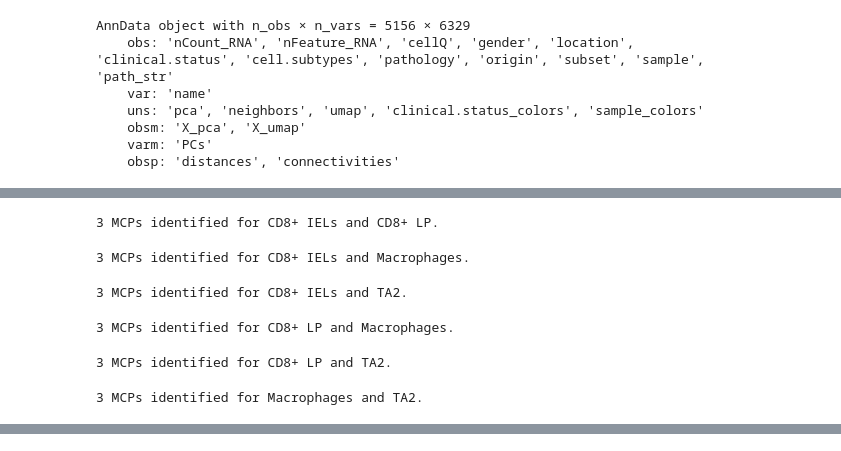
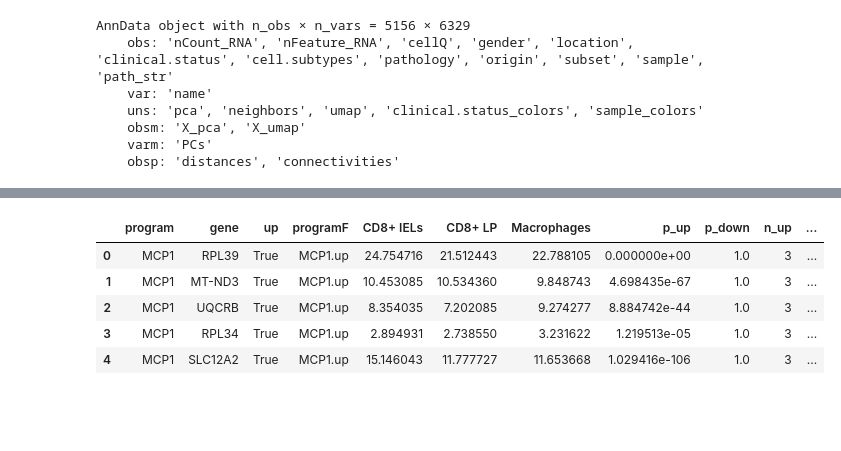
Before and after one commit to scverse/pertpy-tutorials, a Jupyter notebook: dialogue.ipynb, the cells around one changed output, grey strips where cells are left out. Cells and saved outputs as stored; diff of their text form; code cells hidden in the pictures; blank space fills up the shorter version.

```diff
--- a/dialogue.ipynb
+++ b/dialogue.ipynb
@@ -180,9 +168,5 @@ This multilevel modeling method matches the modeling used in the original Dialog
 # %%
-# Note: this is computationally complex! It takes 1 hour to run on a laptop with 16 GB RAM
-all_results, new_mcps = dl.multilevel_modeling(
-    ct_subs=ct_subs,
-    mcp_scores=mcps,
-    ws_dict=ws,
-    confounder="gender",
-)
+# The multilevel-modeling step was already run as part of test_celltype_pairs(adata).
+# The aggregated per-gene results live on adata.uns['dialogue']:
+adata.uns["dialogue"]["gene_pvalues"]["TA2"].head()
 # %% [output]
@@ -190,6 +172,0 @@ all_results, new_mcps = dl.multilevel_modeling(
-3 MCPs identified for CD8+ IELs and CD8+ LP.
-3 MCPs identified for CD8+ IELs and Macrophages.
-3 MCPs identified for CD8+ IELs and TA2.
-3 MCPs identified for CD8+ LP and Macrophages.
-3 MCPs identified for CD8+ LP and TA2.
-3 MCPs identified for Macrophages and TA2.
@@ -197 +173,7 @@ all_results, new_mcps = dl.multilevel_modeling(
+|  | program | gene | up | programF | CD8+ IELs | CD8+ LP | Macrophages | p_up | p_down | n_up | ... |
+| 0 | MCP1 | RPL39 | True | MCP1.up | 24.754716 | 21.512443 | 22.788105 | 0.000000e+00 | 1.0 | 3 | ... |
+| 1 | MCP1 | MT-ND3 | True | MCP1.up | 10.453085 | 10.534360 | 9.848743 | 4.698435e-67 | 1.0 | 3 | ... |
+| 2 | MCP1 | UQCRB | True | MCP1.up | 8.354035 | 7.202085 | 9.274277 | 8.884742e-44 | 1.0 | 3 | ... |
+| 3 | MCP1 | RPL34 | True | MCP1.up | 2.894931 | 2.738550 | 3.231622 | 1.219513e-05 | 1.0 | 3 | ... |
+| 4 | MCP1 | SLC12A2 | True | MCP1.up | 15.146043 | 11.777727 | 11.653668 | 1.029416e-106 | 1.0 | 3 | ... |
 # %% [markdown]
```
Also changed, not shown: parts of 24 cells of this notebook.
